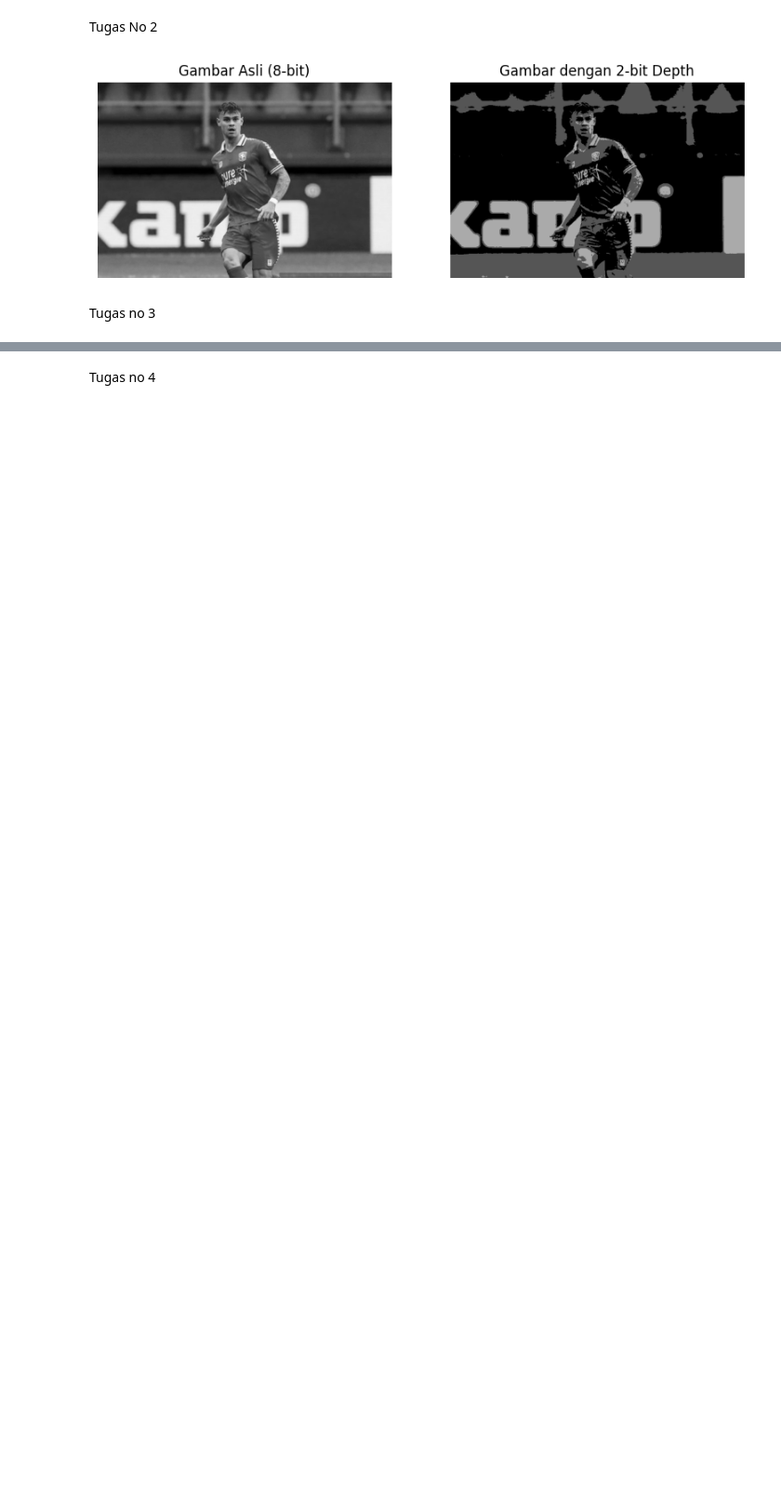
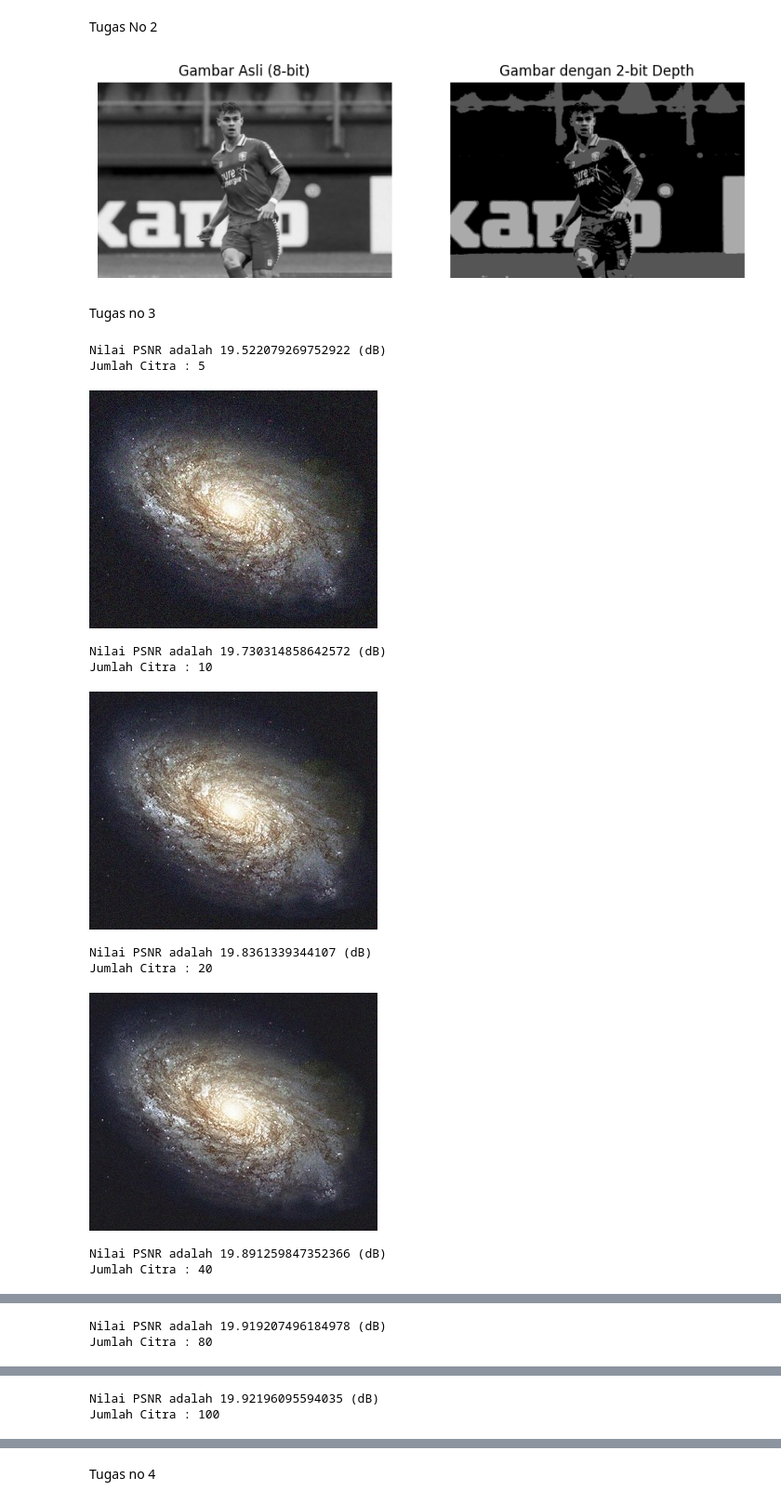
Before and after one commit to filladani/PCVK_2024, a Jupyter notebook: week5.ipynb, the cells around one changed output, grey strips where cells are left out. Shown at 93% size. Drawn from its saved outputs; the diff is of its cells as text; code cells hidden in the pictures; blank space fills up the shorter version.

```diff
--- a/week5.ipynb
+++ b/week5.ipynb
@@ -100,10 +100,49 @@ else:
 [figure]
 # %% [markdown]
 Tugas no 3
-# %%
-import glob
-cv_img = []
-for img in glob.glob('/content/drive/MyDrive/Polinema/Kuliah/PCVK/
-Images/noises/*.jpg'):
-n= cv.imread(img)
-cv_img.append(n)
+# %%
+import cv2
+import numpy as np
+from math import log10, sqrt
+import glob
+
+def PSNR(original, img2):
+    mse = np.mean((original - img2) ** 2)
+    if mse == 0:
+        return 100
+    max_pixel = 255.0
+    psnr = 20 * log10(max_pixel / sqrt(mse))
+    return psnr
+
+original = cv2.imread('/content/drive/MyDrive/PCVK/images/galaxy.jpg')
+cv_img = []
+for img in glob.glob('/content/drive/MyDrive/PCVK/images/noises-20240929T145234Z-001/noises/*.jpg'):
+    n = cv2.imread(img)
+    cv_img.append(n)
+
+def denoise_image(n):
+  denoised_image = np.zeros(cv_img[0].shape)
+  for i in range(n):
+    denoised_image = denoised_image+cv_img[i]
+
+  denoised_image = np.uint16(denoised_image/n)
+  psnr= PSNR(original, denoised_image)
+  print('Nilai PSNR adalah', psnr, '(dB)')
+  print('Jumlah Citra :', n)
+  cv2_imshow(denoised_image)
+
+jumlah = [5,10,20,40,80,100]
+for i in jumlah:
+  denoise_image(i)
+# %% [output]
+Nilai PSNR adalah 19.522079269752922 (dB)
+Jumlah Citra : 5
+[figure, added]
+Nilai PSNR adalah 19.730314858642572 (dB)
+Jumlah Citra : 10
+[figure, added]
+Nilai PSNR adalah 19.8361339344107 (dB)
+Jumlah Citra : 20
+[figure, added]
+Nilai PSNR adalah 19.891259847352366 (dB)
+Jumlah Citra : 40
@@ -109,0 +150,2 @@ cv_img.append(n)
+Nilai PSNR adalah 19.919207496184978 (dB)
+Jumlah Citra : 80
@@ -109,0 +153,2 @@ cv_img.append(n)
+Nilai PSNR adalah 19.92196095594035 (dB)
+Jumlah Citra : 100
```
Also changed, not shown: parts of 10 cells of this notebook.
